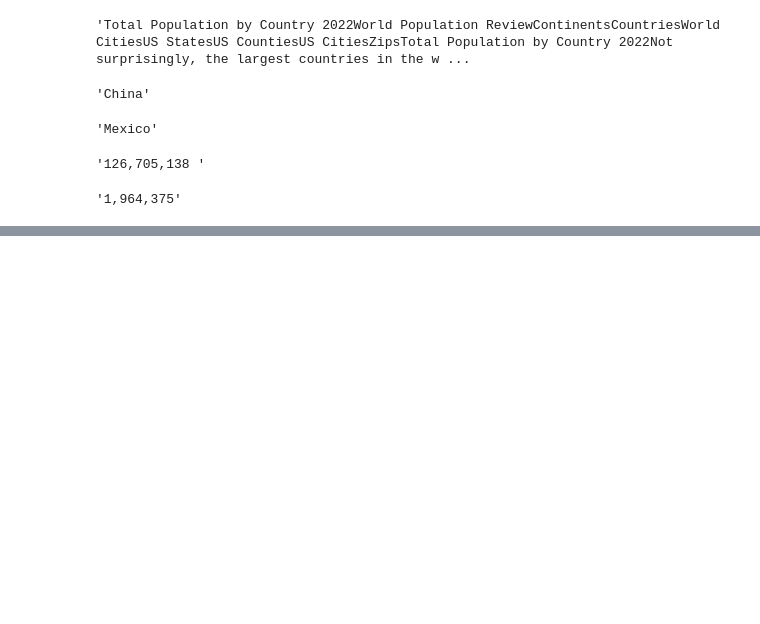
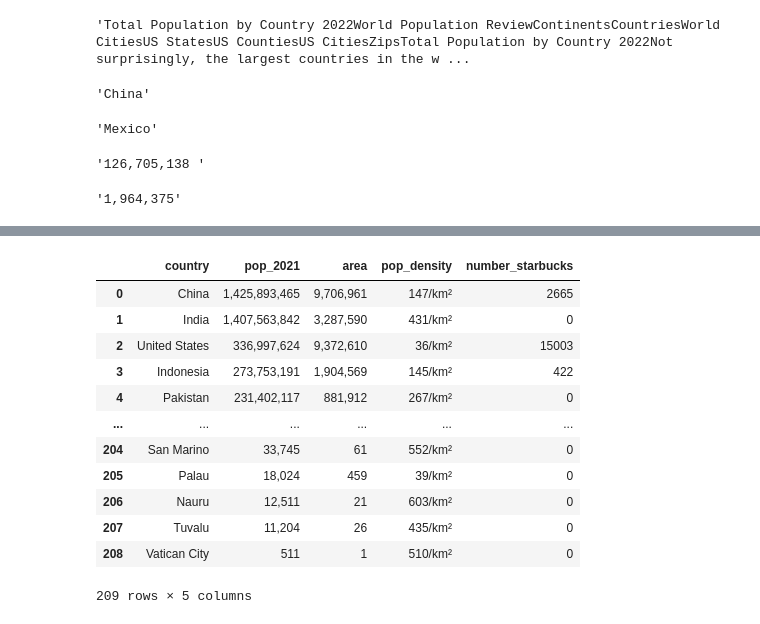
Before and after one commit to hollyjanedalton/final_ironhack_project, a Jupyter notebook: country_pop.ipynb, the cells around one changed output, grey strips where cells are left out. Saved outputs shown, nothing was run; the diff lists cells and outputs as text; code cells hidden in the pictures; blank space fills up the shorter version.

```diff
--- a/country_pop.ipynb
+++ b/country_pop.ipynb
@@ -158,7 +163,7 @@ area = []
 # this is equivalent but more robust than just explicitly defining # iterations
 #num_iter = len(soup.select("td.titleColumn a"))
 
-num_iter = 209  #number of countries on list/rows in chart
+num_iter = (1,209)  #number of countries on list/rows in chart
 
 country_list = soup.select("#popTable > div.container.is-fluid.m-0 > div > div > div > div.datatable-container.undefined > table > tbody > tr:nth-child(i) > td:nth-child(2) > a")[0]
 population_list = soup.select("#popTable > div.container.is-fluid.m-0 > div > div > div > div.datatable-container.undefined > table > tbody > tr:nth-child(i) > td:nth-child(4)")[0]
@@ -172,0 +214,8 @@ for i in range(num_iter):
+# %%
+# each list becomes a column
+pop_df = pd.DataFrame({"country":country,
+                       "pop_2021":pop2021,
+                       "area": area,
+                       "pop_density": density
+                      })
+#we provide a dictionary where the key is the name of the column, and values are the values inside the column
@@ -172,0 +502,68 @@ for i in range(num_iter):
+# %%
+#beating it into submission here...
+
+pop_df.loc[pop_df["country"] == "China", "number_starbucks"] = 2665
+pop_df.loc[pop_df["country"] == "United States", "number_starbucks"] = 15003
+pop_df.loc[pop_df["country"] == "Japan", "number_starbucks"] = 1665
+pop_df.loc[pop_df["country"] == "South Korea", "number_starbucks"] = 1493
+pop_df.loc[pop_df["country"] == "Canada", "number_starbucks"] = 1219
+pop_df.loc[pop_df["country"] == "United Kingdom", "number_starbucks"] = 975
+pop_df.loc[pop_df["country"] == "Mexico", "number_starbucks"] = 612
+pop_df.loc[pop_df["country"] == "Taiwan", "number_starbucks"] = 507
+pop_df.loc[pop_df["country"] == "Turkey", "number_starbucks"] = 474
+pop_df.loc[pop_df["country"] == "Indonesia", "number_starbucks"] = 422
+pop_df.loc[pop_df["country"] == "Philippines", "number_starbucks"] = 396
+pop_df.loc[pop_df["country"] == "Thailand", "number_starbucks"] = 388
+pop_df.loc[pop_df["country"] == "Malaysia", "number_starbucks"] = 317
+pop_df.loc[pop_df["country"] == "Saudi Arabia", "number_starbucks"] = 250
+pop_df.loc[pop_df["country"] == "United Arab Emirates", "number_starbucks"] = 220
+pop_df.loc[pop_df["country"] == "Kuwait", "number_starbucks"] = 181
+pop_df.loc[pop_df["country"] == "Hong Kong", "number_starbucks"] = 173
+pop_df.loc[pop_df["country"] == "Singapore", "number_starbucks"] = 150
+pop_df.loc[pop_df["country"] == "Argentina", "number_starbucks"] = 111
+pop_df.loc[pop_df["country"] == "Peru", "number_starbucks"] = 96
+pop_df.loc[pop_df["country"] == "France", "number_starbucks"] = 94
+pop_df.loc[pop_df["country"] == "Spain", "number_starbucks"] = 91
+pop_df.loc[pop_df["country"] == "Russia", "number_starbucks"] = 88
+pop_df.loc[pop_df["country"] == "Netherlands", "number_starbucks"] = 69
+pop_df.loc[pop_df["country"] == "Poland", "number_starbucks"] = 62
+pop_df.loc[pop_df["country"] == "Ireland", "number_starbucks"] = 52
+pop_df.loc[pop_df["country"] == "Qatar", "number_starbucks"] = 46
+pop_df.loc[pop_df["country"] == "Lebanon", "number_starbucks"] = 43
+pop_df.loc[pop_df["country"] == "Czech Republic", "number_starbucks"] = 40
+pop_df.loc[pop_df["country"] == "Bahrain", "number_starbucks"] = 39
+pop_df.loc[pop_df["country"] == "Romania", "number_starbucks"] = 34
+pop_df.loc[pop_df["country"] == "Greece", "number_starbucks"] = 32
+pop_df.loc[pop_df["country"] == "Hungary", "number_starbucks"] = 31
+pop_df.loc[pop_df["country"] == "Jordan", "number_starbucks"] = 30
+pop_df.loc[pop_df["country"] == "Belgium", "number_starbucks"] = 30
+pop_df.loc[pop_df["country"] == "Germany", "number_starbucks"] = 29
+pop_df.loc[pop_df["country"] == "New Zealand", "number_starbucks"] = 26
+pop_df.loc[pop_df["country"] == "Macao", "number_starbucks"] = 20
+pop_df.loc[pop_df["country"] == "Austria", "number_starbucks"] = 17
+pop_df.loc[pop_df["country"] == "Oman", "number_starbucks"] = 17
+pop_df.loc[pop_df["country"] == "El Salvador", "number_starbucks"] = 15
+pop_df.loc[pop_df["country"] == "Bahamas", "number_starbucks"] = 13
+pop_df.loc[pop_df["country"] == "Portugal", "number_starbucks"] = 13
+pop_df.loc[pop_df["country"] == "Bulgaria", "number_starbucks"] = 11
+pop_df.loc[pop_df["country"] == "Guatemala", "number_starbucks"] = 10
+pop_df.loc[pop_df["country"] == "Chile", "number_starbucks"] = 8
+pop_df.loc[pop_df["country"] == "Slovakia", "number_starbucks"] = 6
+pop_df.loc[pop_df["country"] == "Aruba", "number_starbucks"] = 5
+pop_df.loc[pop_df["country"] == "Brunei", "number_starbucks"] = 1
+
+pop_df
+# %% [output]
+|  | country | pop_2021 | area | pop_density | number_starbucks |
+| 0 | China | 1,425,893,465 | 9,706,961 | 147/km² | 2665 |
+| 1 | India | 1,407,563,842 | 3,287,590 | 431/km² | 0 |
+| 2 | United States | 336,997,624 | 9,372,610 | 36/km² | 15003 |
+| 3 | Indonesia | 273,753,191 | 1,904,569 | 145/km² | 422 |
+| 4 | Pakistan | 231,402,117 | 881,912 | 267/km² | 0 |
+| ... | ... | ... | ... | ... | ... |
+| 204 | San Marino | 33,745 | 61 | 552/km² | 0 |
+| 205 | Palau | 18,024 | 459 | 39/km² | 0 |
+| 206 | Nauru | 12,511 | 21 | 603/km² | 0 |
+| 207 | Tuvalu | 11,204 | 26 | 435/km² | 0 |
+| 208 | Vatican City | 511 | 1 | 510/km² | 0 |
+209 rows × 5 columns
```
Also changed, not shown: parts of 20 cells of this notebook.
